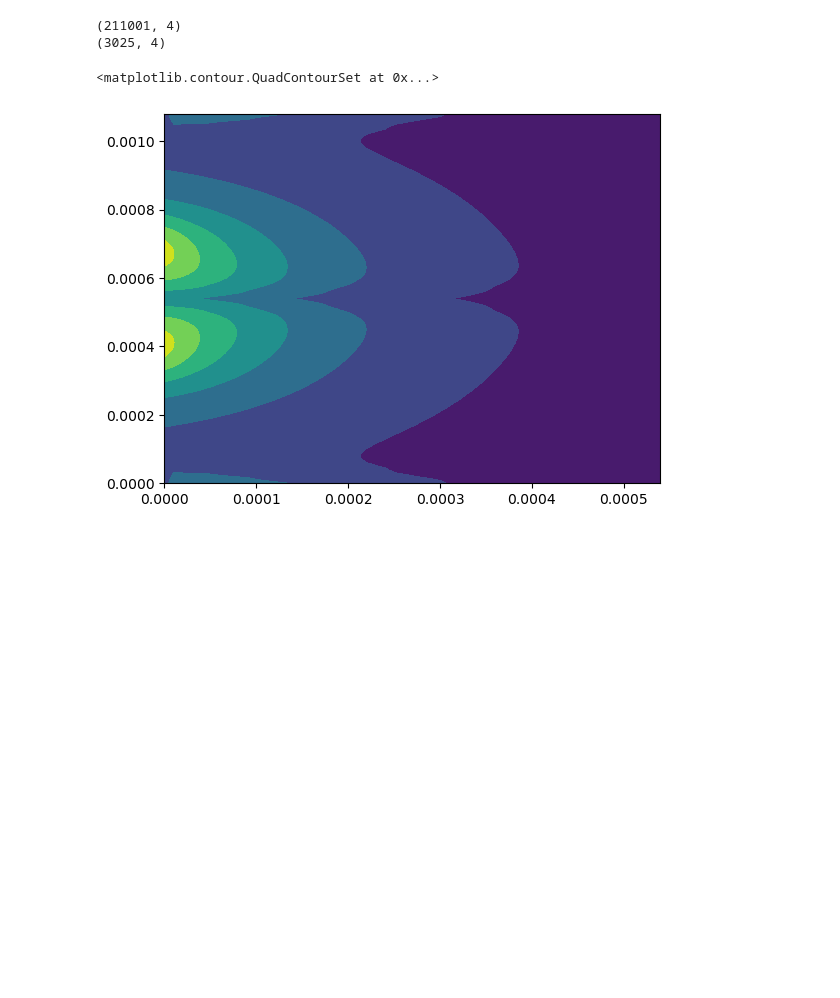
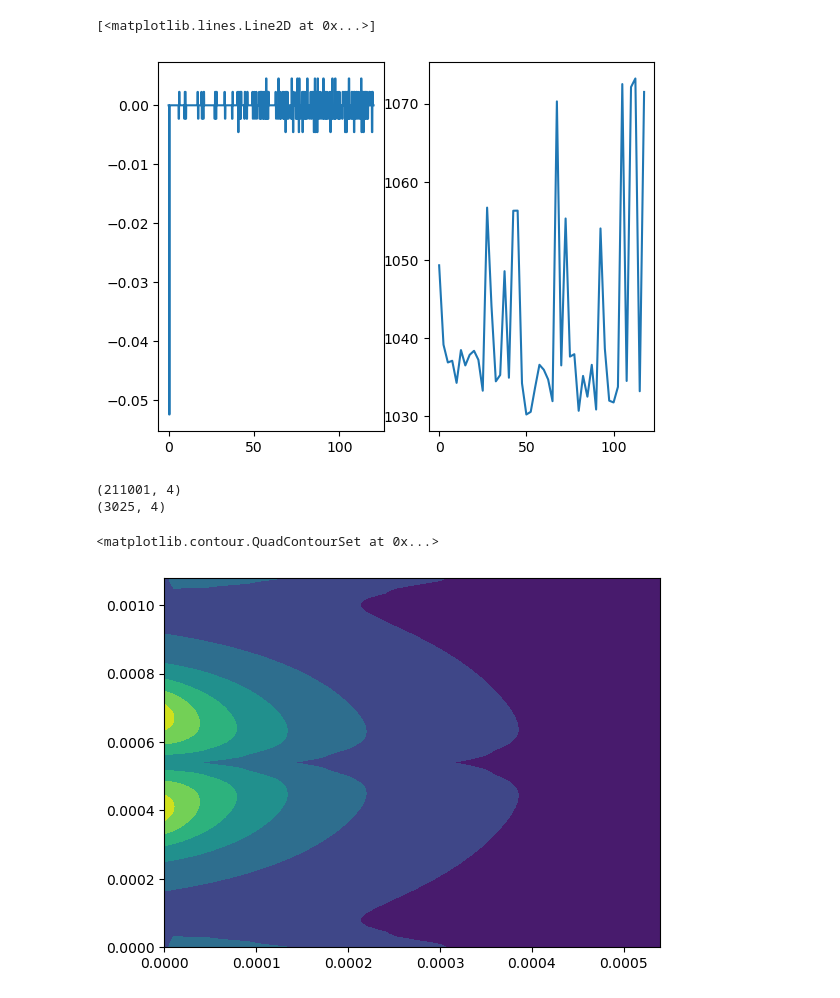
Before and after one commit to ArttuD/MicrorheologyProto, a Jupyter notebook: Notebook.ipynb, the cells around one changed output. Saved outputs shown, nothing was run; the diff lists cells and outputs as text; code cells hidden in the pictures; blank space fills up the shorter version.

```diff
--- a/Notebook.ipynb
+++ b/Notebook.ipynb
@@ -18,6 +18,31 @@ from glob import glob
 import random
 
 import os
+# %%
+fig, ax = plt.subplots(1,2)
+
+patH = "./test/driver_2023-10-23.npy"
+path_track = "./test/trackingData_2023-10-23.pickle"
+
+df = pd.DataFrame(np.load(patH).T, columns = ['index','aim','measured','Mg', 'scaler'])
+ax[0].plot(df["index"],df["scaler"])
+
+with open(path_track, "rb") as input_file:
+    file_track = cPickle.load(input_file)
+
+df_track = pd.DataFrame.from_dict(file_track)
+df_track["dx"] = scipy.ndimage.gaussian_filter(df_track["x"],5)
+df_track["dy"] = scipy.ndimage.gaussian_filter(df_track["y"],5)
+
+df_track["distance"] = df_track["dx"] + df_track["dy"]
+df_track["distance"] = df_track["distance"].values.max()- df_track["distance"]
+
+df_track["time"] = df_track["t"]*1/40
+
+ax[1].plot(df_track["time"][::100], np.sqrt(df_track["x"]**2 + df_track["y"]**2)[::100])
+# %% [output]
+[<matplotlib.lines.Line2D at 0x...>]
+[figure, added]
 # %%
 import numpy as np
 import pandas as pd
```
Also changed, not shown: parts of 2 cells of this notebook, 3 other files.
